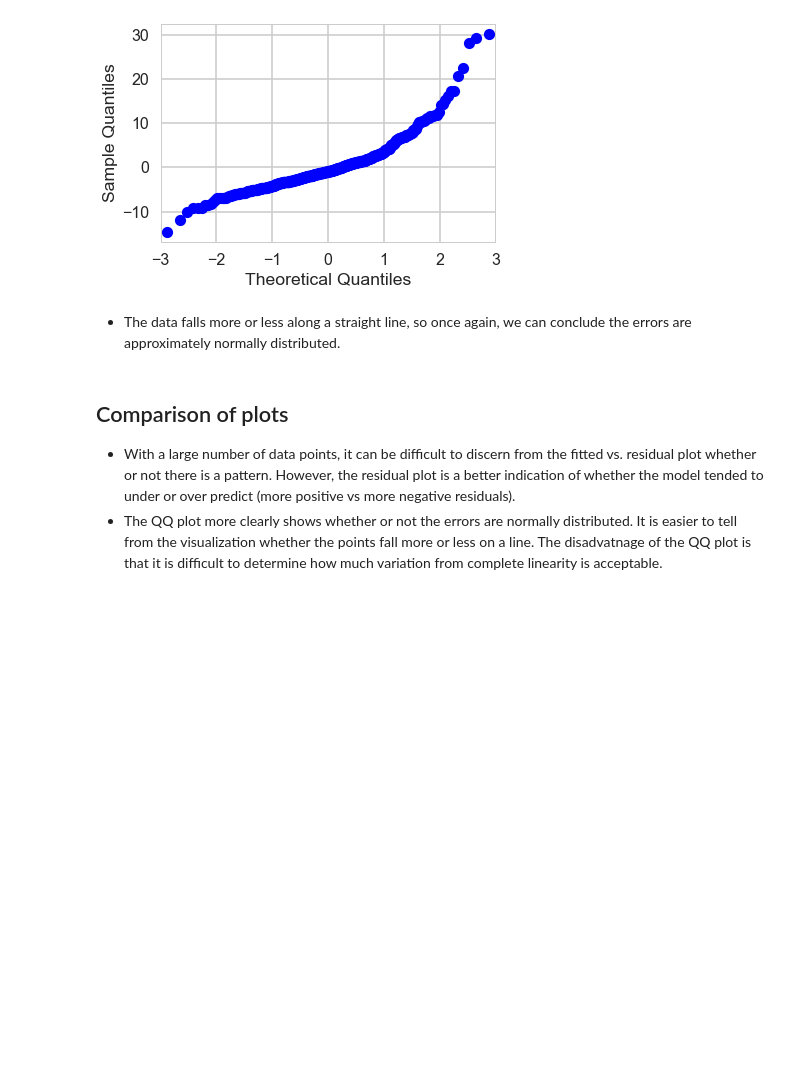
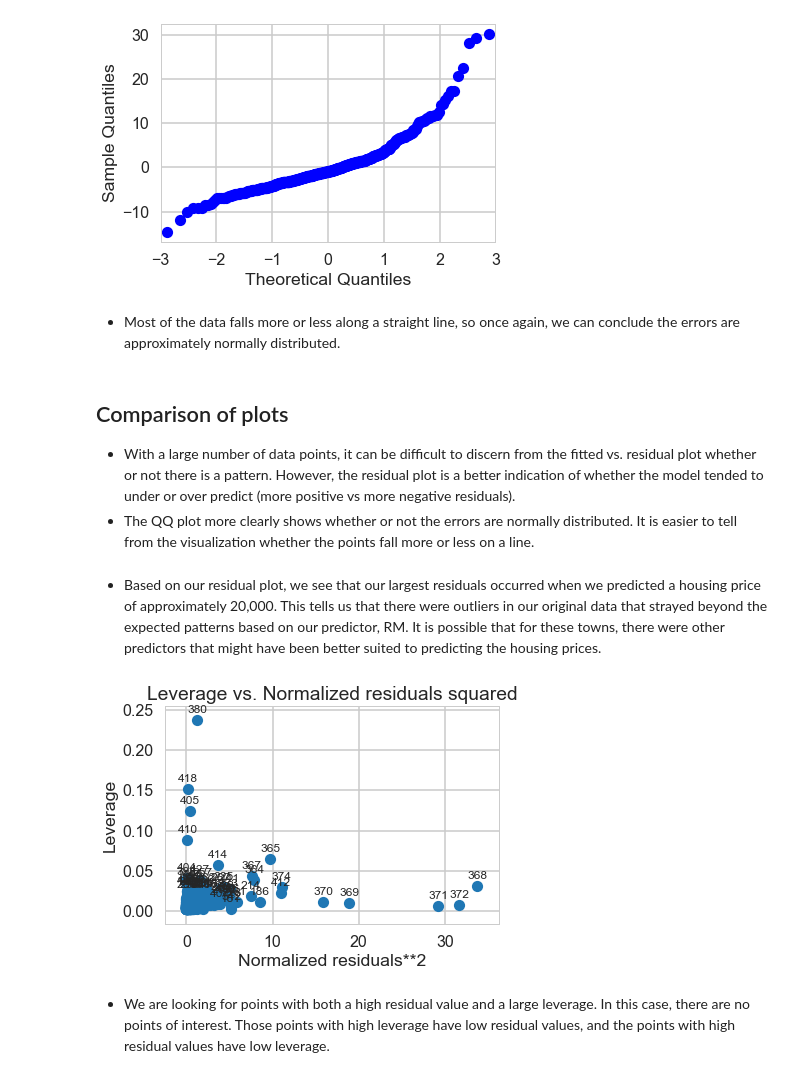
Before and after one commit to taylorcoder/Springboard, a Jupyter notebook: Mini_Project_Linear_Regression.ipynb, the cells around one changed output. Saved outputs shown, nothing was run; the diff lists cells and outputs as text; code cells hidden in the pictures; blank space fills up the shorter version.

```diff
--- a/Mini_Project_Linear_Regression.ipynb
+++ b/Mini_Project_Linear_Regression.ipynb
@@ -909,9 +912,21 @@ fig = sm.qqplot(m.resid)
 # %% [output]
 [figure]
 # %% [markdown]
-+ The data falls more or less along a straight line, so once again, we can conclude the errors are approximately normally distributed.
++ Most of the data falls more or less along a straight line, so once again, we can conclude the errors are approximately normally distributed.
 # %% [markdown]
 ## Comparison of plots
 
 + With a large number of data points, it can be difficult to discern from the fitted vs. residual plot whether or not there is a pattern. However, the residual plot is a better indication of whether the model tended to under or over predict (more positive vs more negative residuals).
-+ The QQ plot more clearly shows whether or not the errors are normally distributed. It is easier to tell from the visualization whether the points fall more or less on a line. The disadvatnage of the QQ plot is that it is difficult to determine how much variation from complete linearity is acceptable.
++ The QQ plot more clearly shows whether or not the errors are normally distributed. It is easier to tell from the visualization whether the points fall more or less on a line.
+# %% [markdown]
++ Based on our residual plot, we see that our largest residuals occurred when we predicted a housing price of approximately 20,000. This tells us that there were outliers in our original data that strayed beyond the expected patterns based on our predictor, RM. It is possible that for these towns, there were other predictors that might have been better suited to predicting the housing prices.
+# %%
+# Leverage plot
+
+from statsmodels.graphics.regressionplots import *
+
+leverage = plot_leverage_resid2(m)
+# %% [output]
+[figure, added]
+# %% [markdown]
++ We are looking for points with both a high residual value and a large leverage. In this case, there are no points of interest. Those points with high leverage have low residual values, and the points with high residual values have low leverage.
```
Also changed, not shown: parts of 14 cells of this notebook, 1 other file.
